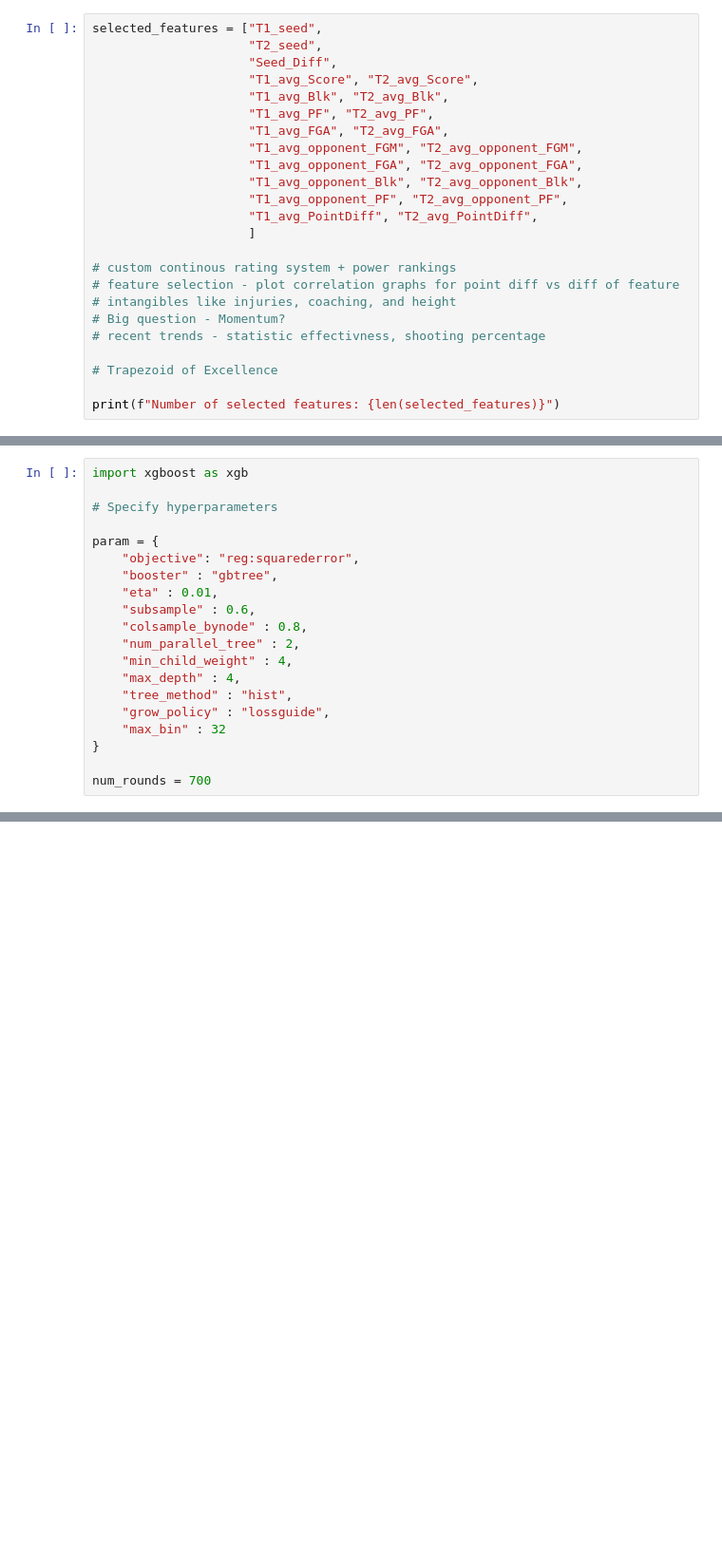
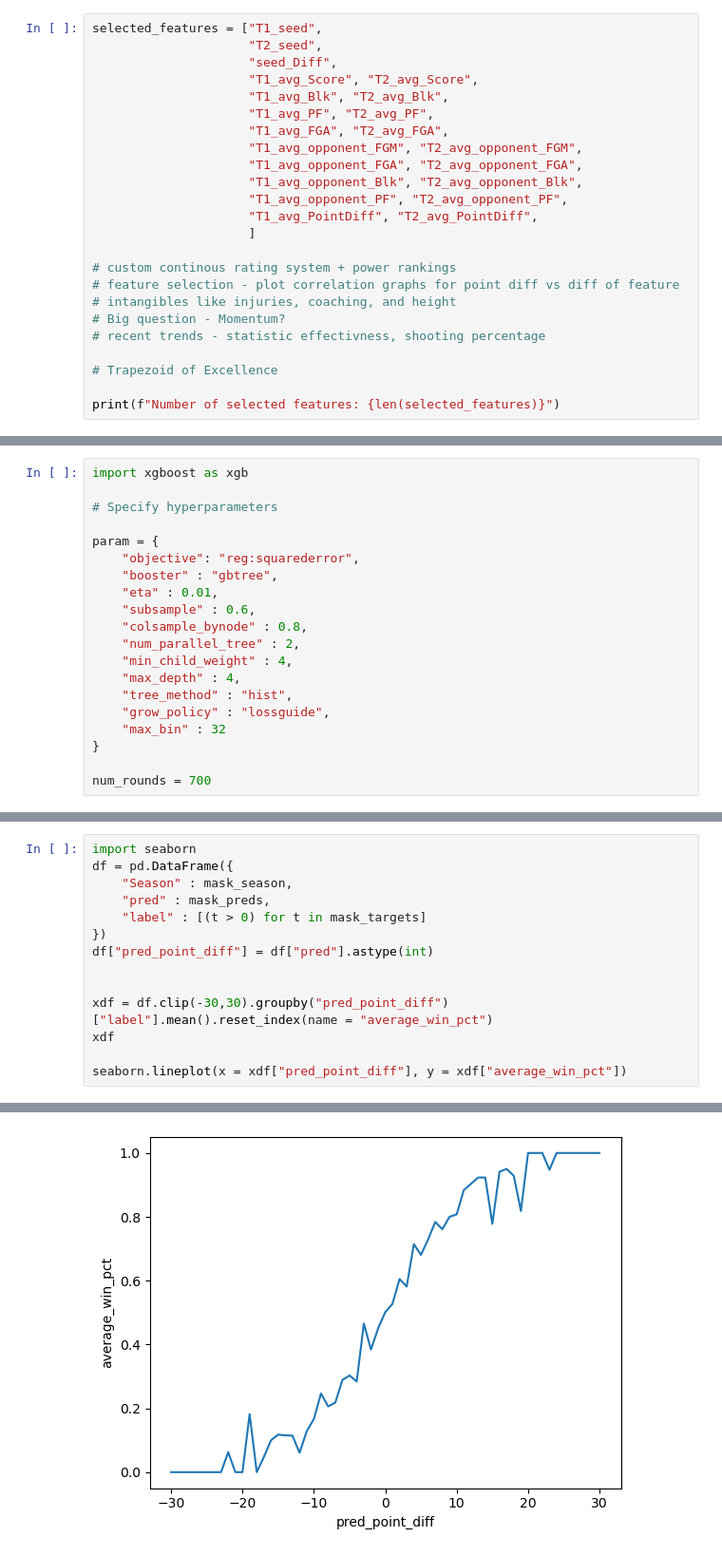
Before and after one commit to KriChau95/machine-learning-madness, a Jupyter notebook: preprocessing.ipynb, the cells around one changed output, grey strips where cells are left out. Shown at 95% size. Saved outputs shown, nothing was run; the diff lists cells and outputs as text; blank space fills up the shorter version.

```diff
--- a/preprocessing.ipynb
+++ b/preprocessing.ipynb
@@ -443,7 +443,7 @@ True
 # %%
 selected_features = ["T1_seed",
                      "T2_seed",
-                     "Seed_Diff",
+                     "seed_Diff",
                      "T1_avg_Score", "T2_avg_Score",
                      "T1_avg_Blk", "T2_avg_Blk",
                      "T1_avg_PF", "T2_avg_PF",
@@ -527,0 +543,15 @@ KeyError: "['Seed_Diff'] not in index"
+# %%
+import seaborn
+df = pd.DataFrame({
+    "Season" : mask_season,
+    "pred" : mask_preds,
+    "label" : [(t > 0) for t in mask_targets]
+})
+df["pred_point_diff"] = df["pred"].astype(int)
+
+
+xdf = df.clip(-30,30).groupby("pred_point_diff")["label"].mean().reset_index(name = "average_win_pct")
+xdf
+
+seaborn.lineplot(x = xdf["pred_point_diff"], y = xdf["average_win_pct"])
+# %% [output]
@@ -527,0 +572 @@ KeyError: "['Seed_Diff'] not in index"
+[figure, added]
```
Also changed, not shown: parts of 5 cells of this notebook.
